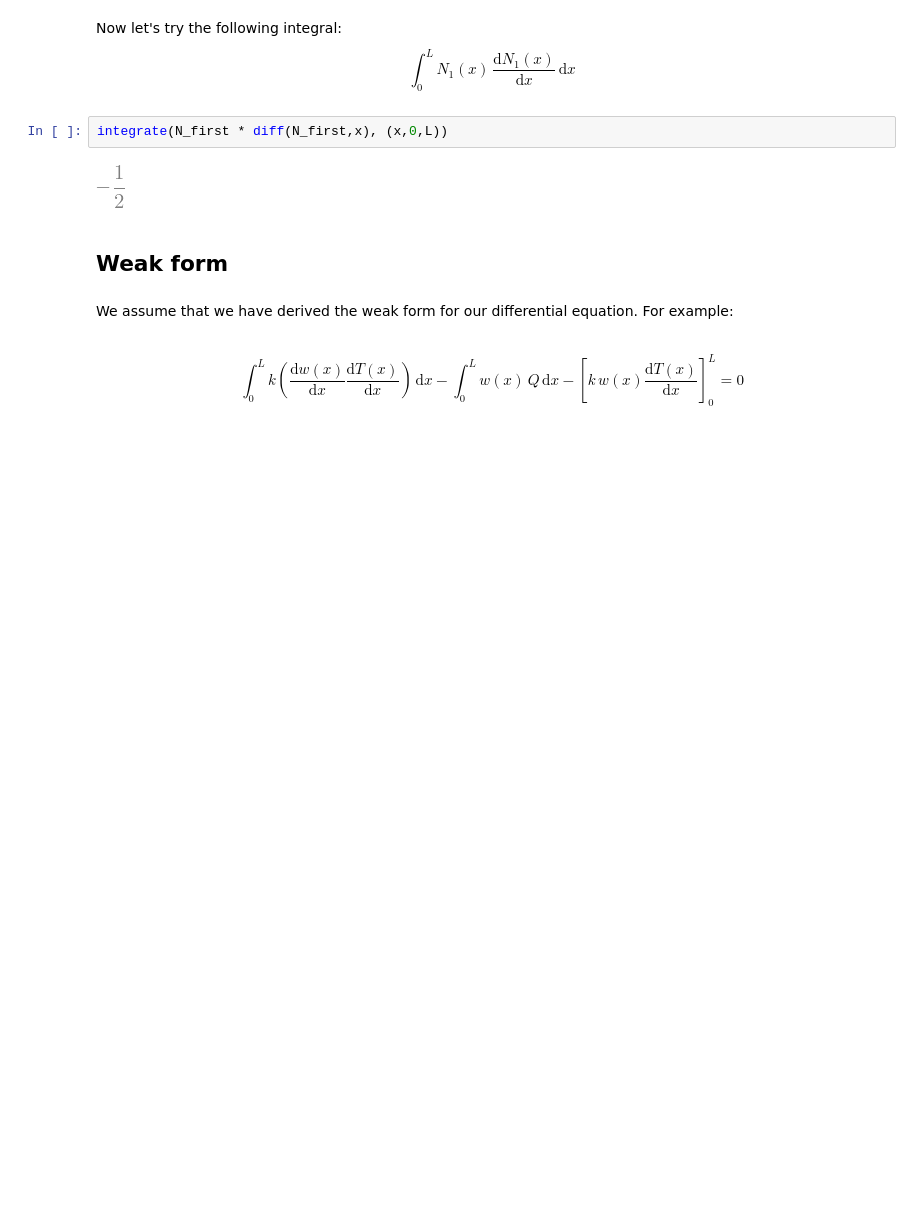
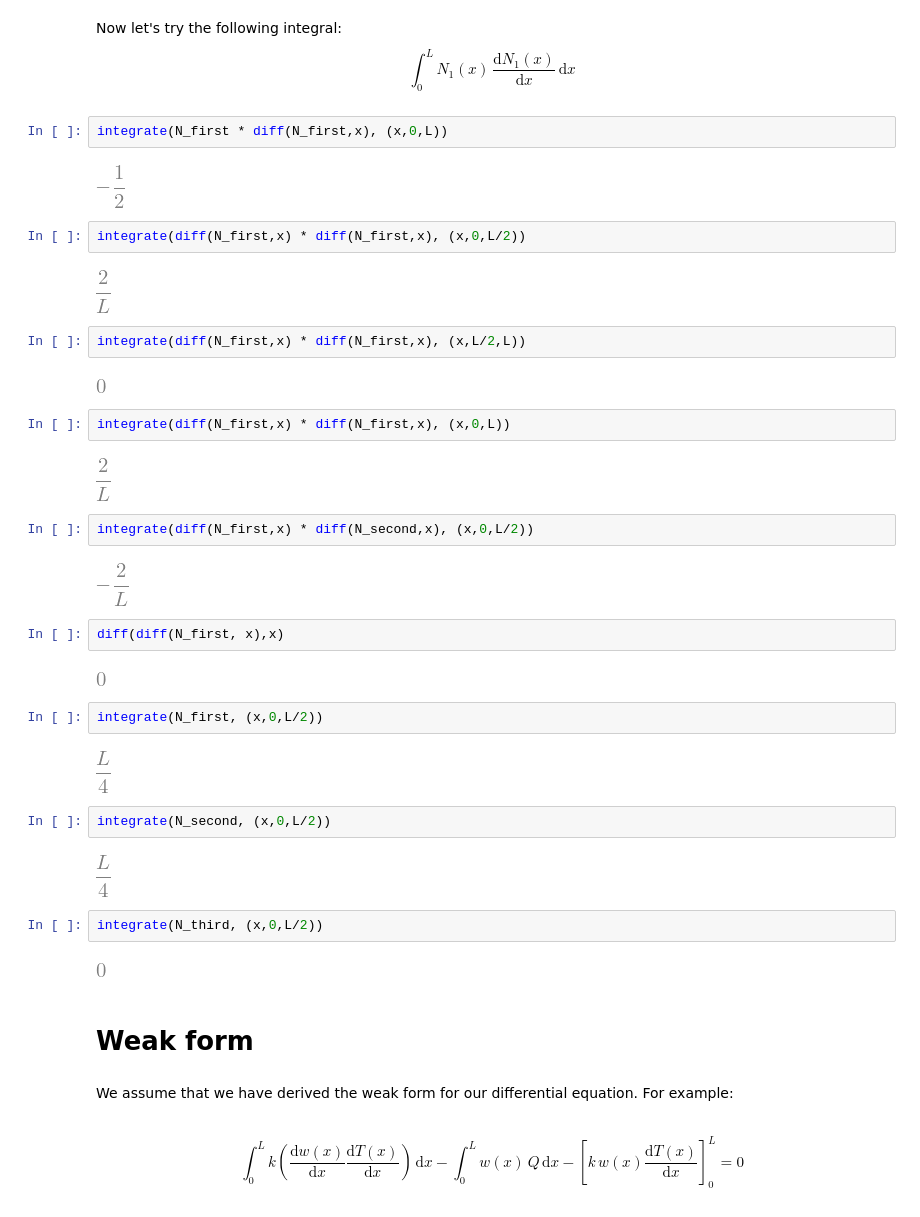
Before and after one commit to f-fathurrahman/ffr-MetodeNumerik, a Jupyter notebook: TF4062_KompRekLanjut/FEM/FEM_1d_symbolic_01.ipynb, the cells around one changed output. Cells and saved outputs as stored; diff of their text form; blank space fills up the shorter version.

```diff
--- a/TF4062_KompRekLanjut/FEM/FEM_1d_symbolic_01.ipynb
+++ b/TF4062_KompRekLanjut/FEM/FEM_1d_symbolic_01.ipynb
@@ -346,8 +371,40 @@ $$
 integrate(N_first * diff(N_first,x), (x,0,L))
 # %% [output]
 [figure]
+# %%
+integrate(diff(N_first,x) * diff(N_first,x), (x,0,L/2))
+# %% [output]
+[figure, added]
+# %%
+integrate(diff(N_first,x) * diff(N_first,x), (x,L/2,L))
+# %% [output]
+[figure, added]
+# %%
+integrate(diff(N_first,x) * diff(N_first,x), (x,0,L))
+# %% [output]
+[figure, added]
+# %%
+integrate(diff(N_first,x) * diff(N_second,x), (x,0,L/2))
+# %% [output]
+[figure, added]
+# %%
+diff(diff(N_first, x),x)
+# %% [output]
+[figure, added]
+# %%
+integrate(N_first, (x,0,L/2))
+# %% [output]
+[figure, added]
+# %%
+integrate(N_second, (x,0,L/2))
+# %% [output]
+[figure, added]
+# %%
+integrate(N_third, (x,0,L/2))
+# %% [output]
+[figure, added]
 # %% [markdown]
-## Weak form
+# Weak form
 # %% [markdown]
 We assume that we have derived the weak form for our differential equation. For example:
 # %% [markdown]
```
Also changed, not shown: parts of 57 cells of this notebook.
